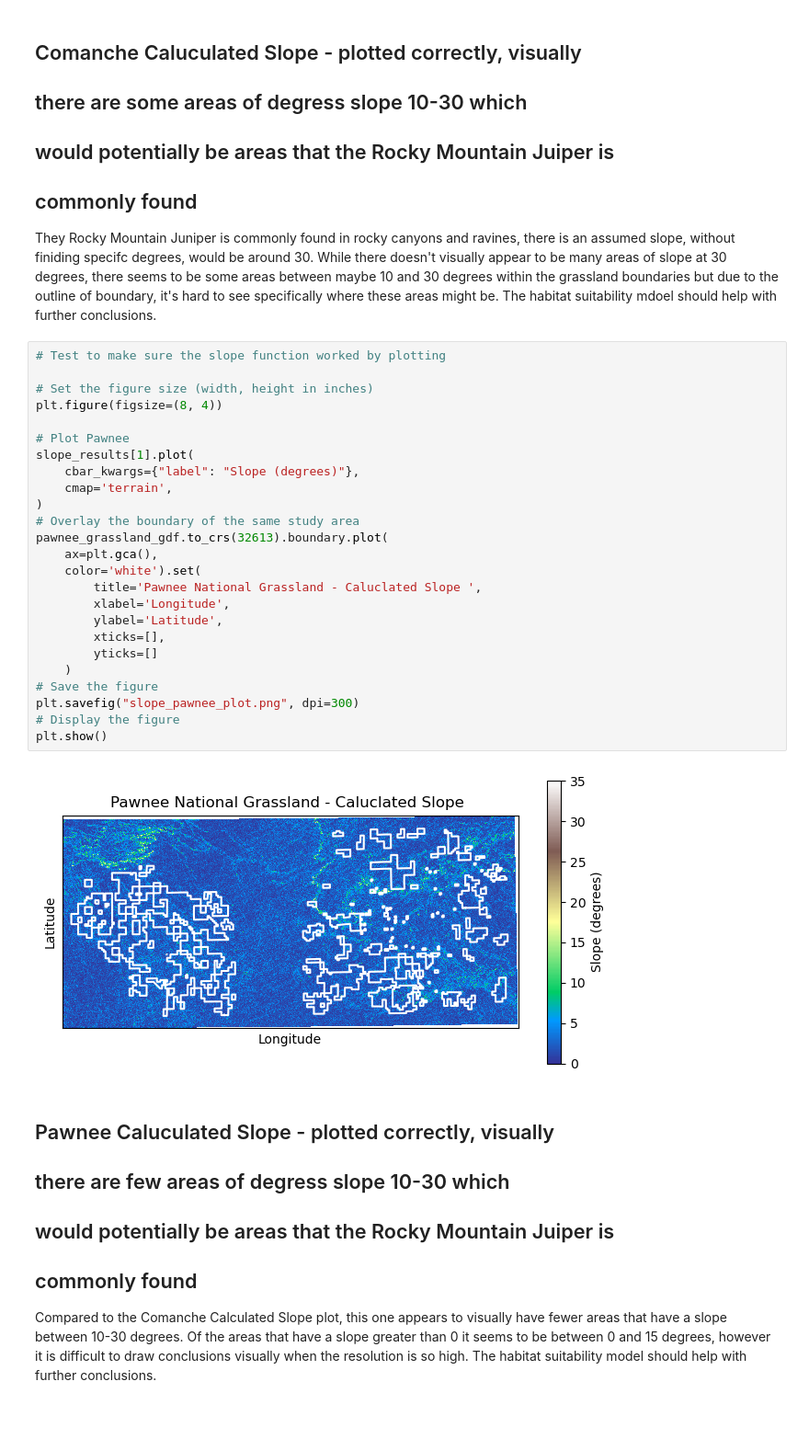
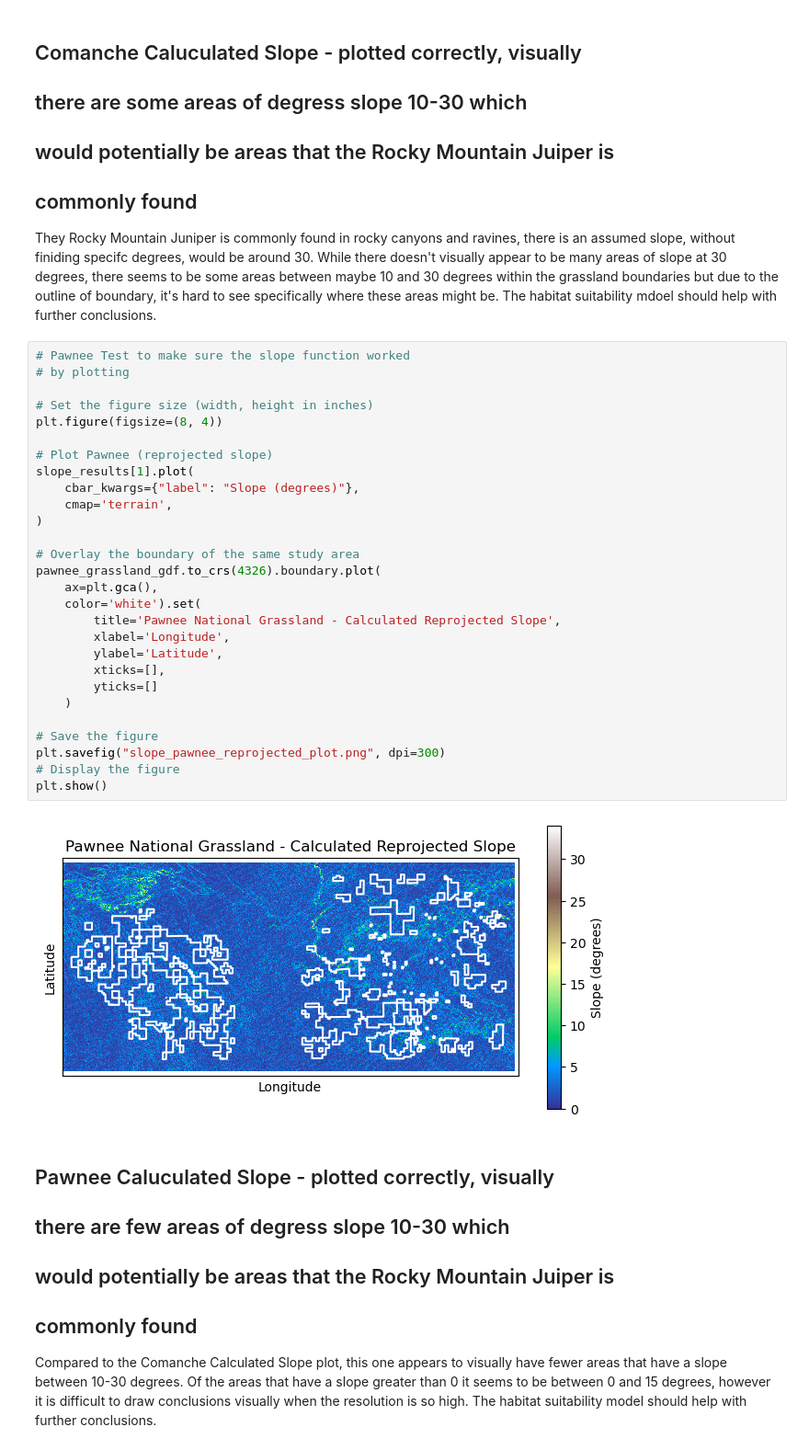
Before and after one commit to earthlab-education/habitat-suitability-brglea, a Jupyter notebook: notebooks/climate.ipynb, the cells around one changed output. Shown at 92% size. Cells and saved outputs as stored; diff of their text form; blank space fills up the shorter version.

```diff
--- a/notebooks/climate.ipynb
+++ b/notebooks/climate.ipynb
@@ -1491,33 +1500,36 @@ maybe 10 and 30 degrees within the grassland boundaries but due to
 the outline of  boundary, it's hard to see specifically where these
 areas might be. The habitat suitability mdoel should help with further
 conclusions.
-# %%
-# Test to make sure the slope function worked by plotting
-
-# Set the figure size (width, height in inches)
-plt.figure(figsize=(8, 4))
-
-# Plot Pawnee
-slope_results[1].plot(
-    cbar_kwargs={"label": "Slope (degrees)"},
-    cmap='terrain',
-)
-# Overlay the boundary of the same study area
-pawnee_grassland_gdf.to_crs(32613).boundary.plot(
-    ax=plt.gca(),
-    color='white').set(
-        title='Pawnee National Grassland - Caluclated Slope ',
-        xlabel='Longitude',
-        ylabel='Latitude',
-        xticks=[],
-        yticks=[]
-    )
-# Save the figure
-plt.savefig("slope_pawnee_plot.png", dpi=300)
-# Display the figure
-plt.show()
-# %% [output]
-[figure, removed]
+# %%
+# Pawnee Test to make sure the slope function worked
+# by plotting
+
+# Set the figure size (width, height in inches)
+plt.figure(figsize=(8, 4))
+
+# Plot Pawnee (reprojected slope)
+slope_results[1].plot(
+    cbar_kwargs={"label": "Slope (degrees)"},
+    cmap='terrain',
+)
+
+# Overlay the boundary of the same study area
+pawnee_grassland_gdf.to_crs(4326).boundary.plot(
+    ax=plt.gca(),
+    color='white').set(
+        title='Pawnee National Grassland - Calculated Reprojected Slope',
+        xlabel='Longitude',
+        ylabel='Latitude',
+        xticks=[],
+        yticks=[]
+    )
+
+# Save the figure
+plt.savefig("slope_pawnee_reprojected_plot.png", dpi=300)
+# Display the figure
+plt.show()
+# %% [output]
+[figure, added]
 # %% [markdown]
 ## Pawnee Caluculated Slope - plotted correctly, visually
 ## there are few areas of degress slope 10-30 which
```
Also changed, not shown: parts of 26 cells of this notebook, 4 other files.
